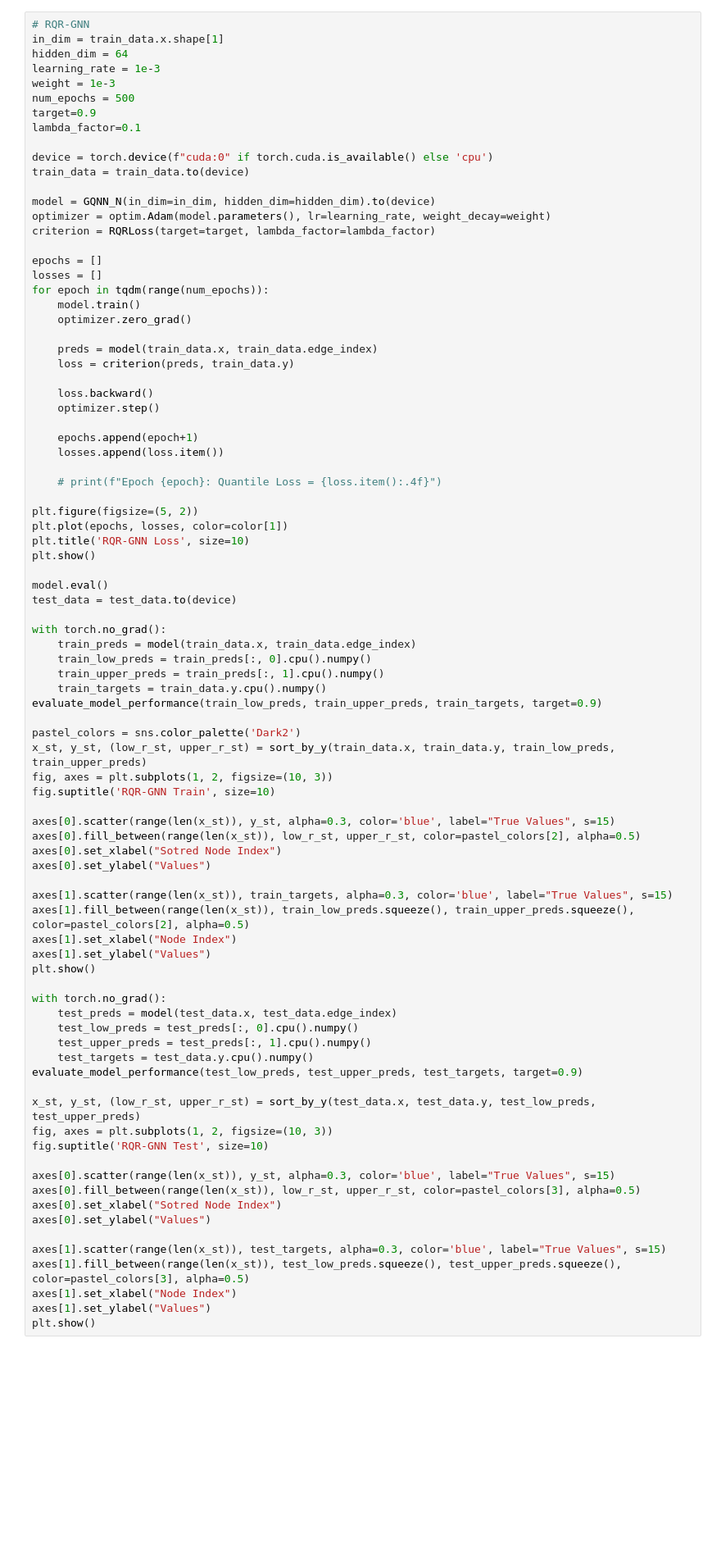
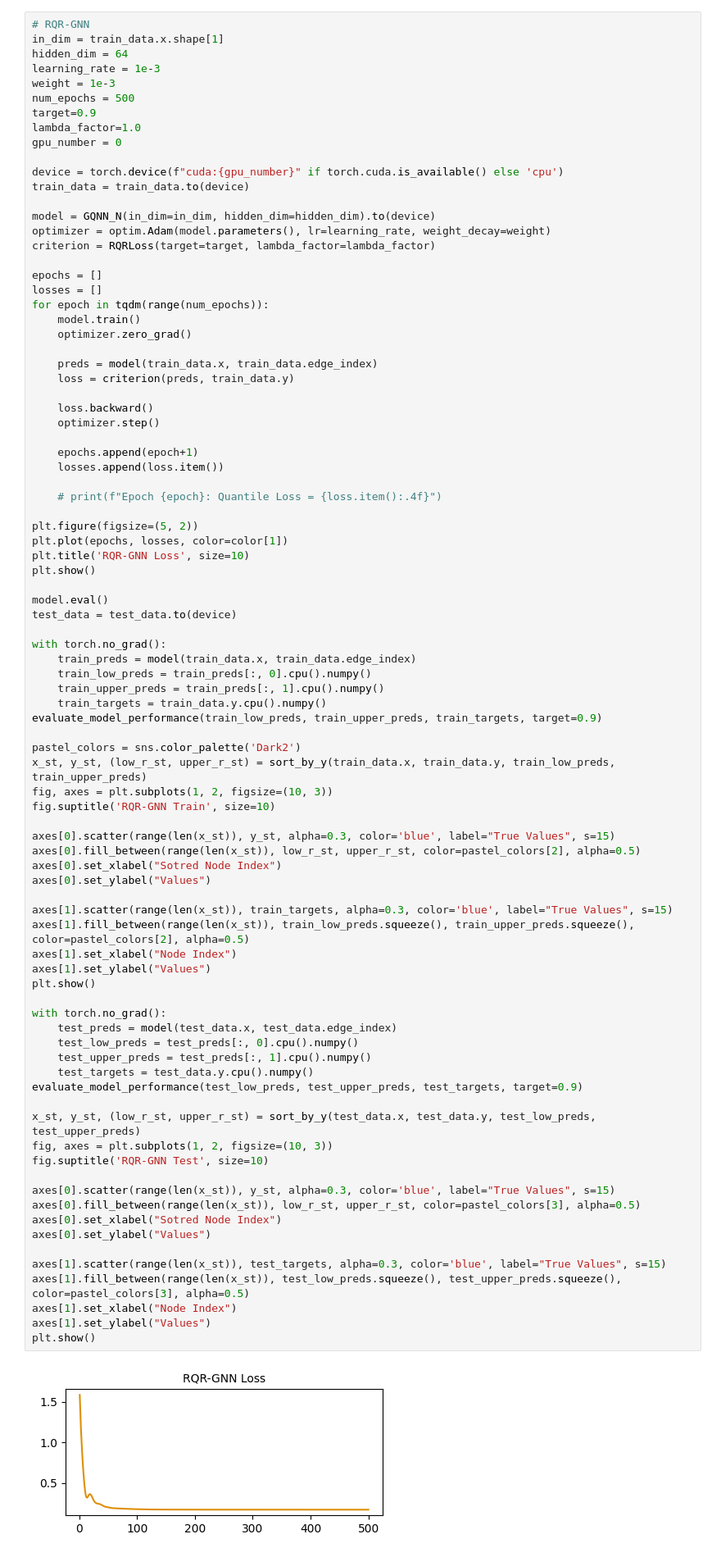
Before and after one commit to sybeam27/PQ-GNN, a Jupyter notebook: sy_250318.ipynb, the cells around one changed output. Shown at 82% size. Drawn from its saved outputs; the diff is of its cells as text; blank space fills up the shorter version.

```diff
--- a/sy_250318.ipynb
+++ b/sy_250318.ipynb
@@ -1015,9 +1006,10 @@ learning_rate = 1e-3
 weight = 1e-3
 num_epochs = 500
 target=0.9
-lambda_factor=0.1
+lambda_factor=1.0
+gpu_number = 0
 
-device = torch.device(f"cuda:0" if torch.cuda.is_available() else 'cpu')
+device = torch.device(f"cuda:{gpu_number}" if torch.cuda.is_available() else 'cpu')
 train_data = train_data.to(device)
 
 model = GQNN_N(in_dim=in_dim, hidden_dim=hidden_dim).to(device)
@@ -1066,30 +1058,32 @@ axes[0].fill_between(range(len(x_st)), low_r_st, upper_r_st, color=pastel_colors
 axes[0].set_xlabel("Sotred Node Index")
 axes[0].set_ylabel("Values")
 
 axes[1].scatter(range(len(x_st)), train_targets, alpha=0.3, color='blue', label="True Values", s=15)
 axes[1].fill_between(range(len(x_st)), train_low_preds.squeeze(), train_upper_preds.squeeze(), color=pastel_colors[2], alpha=0.5)
 axes[1].set_xlabel("Node Index")
 axes[1].set_ylabel("Values")
 plt.show()
 
 with torch.no_grad():
     test_preds = model(test_data.x, test_data.edge_index)
     test_low_preds = test_preds[:, 0].cpu().numpy()
     test_upper_preds = test_preds[:, 1].cpu().numpy()
     test_targets = test_data.y.cpu().numpy()
 evaluate_model_performance(test_low_preds, test_upper_preds, test_targets, target=0.9)
 
 x_st, y_st, (low_r_st, upper_r_st) = sort_by_y(test_data.x, test_data.y, test_low_preds, test_upper_preds)
 fig, axes = plt.subplots(1, 2, figsize=(10, 3))
 fig.suptitle('RQR-GNN Test', size=10)
 
 axes[0].scatter(range(len(x_st)), y_st, alpha=0.3, color='blue', label="True Values", s=15)
 axes[0].fill_between(range(len(x_st)), low_r_st, upper_r_st, color=pastel_colors[3], alpha=0.5)
 axes[0].set_xlabel("Sotred Node Index")
 axes[0].set_ylabel("Values")
 
 axes[1].scatter(range(len(x_st)), test_targets, alpha=0.3, color='blue', label="True Values", s=15)
 axes[1].fill_between(range(len(x_st)), test_low_preds.squeeze(), test_upper_preds.squeeze(), color=pastel_colors[3], alpha=0.5)
 axes[1].set_xlabel("Node Index")
 axes[1].set_ylabel("Values")
 plt.show()
+# %% [output]
+[figure, added]
```
Also changed, not shown: parts of 15 cells of this notebook, 1 other file.
